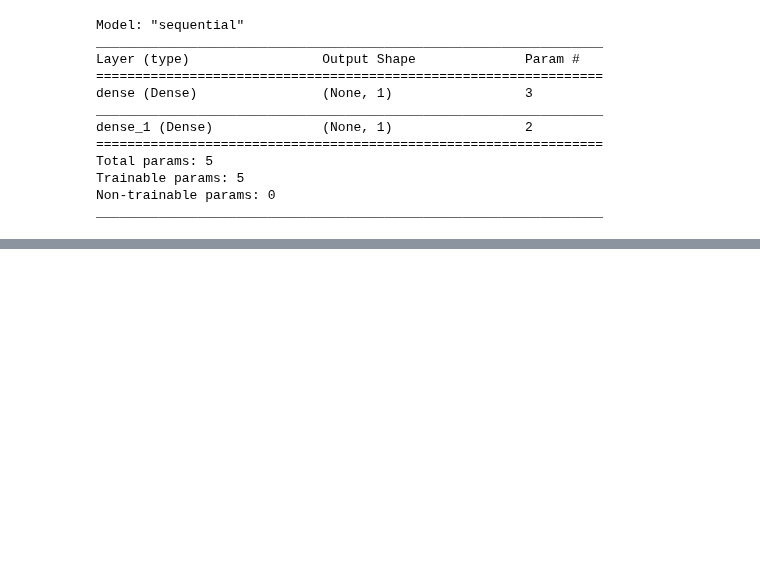
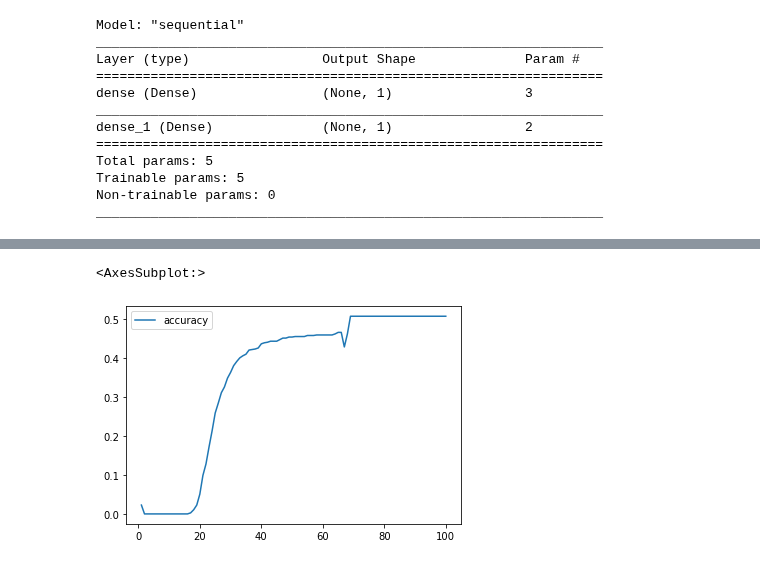
Before and after one commit to SDCoulter/mod19_neural, a Jupyter notebook: 01_hello_tensorflow.ipynb, the cells around one changed output, grey strips where cells are left out. Cells and saved outputs as stored; diff of their text form; code cells hidden in the pictures; blank space fills up the shorter version.

```diff
--- a/01_hello_tensorflow.ipynb
+++ b/01_hello_tensorflow.ipynb
@@ -63,0 +94,6 @@ nn_model.compile(loss='binary_crossentropy', optimizer='adam', metrics=['accurac
+# %%
+# Plot the accuracy with the same DF.
+hist_df.plot(y='accuracy')
+# %% [output]
+<AxesSubplot:>
+[figure, added]
```
Also changed, not shown: parts of 5 cells of this notebook.
